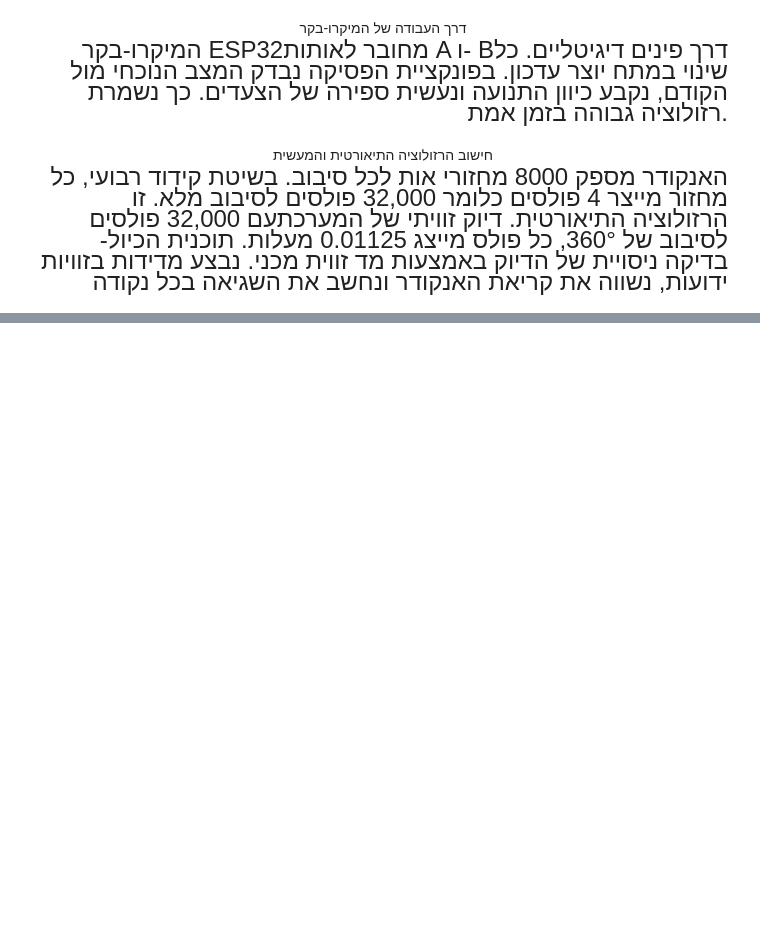
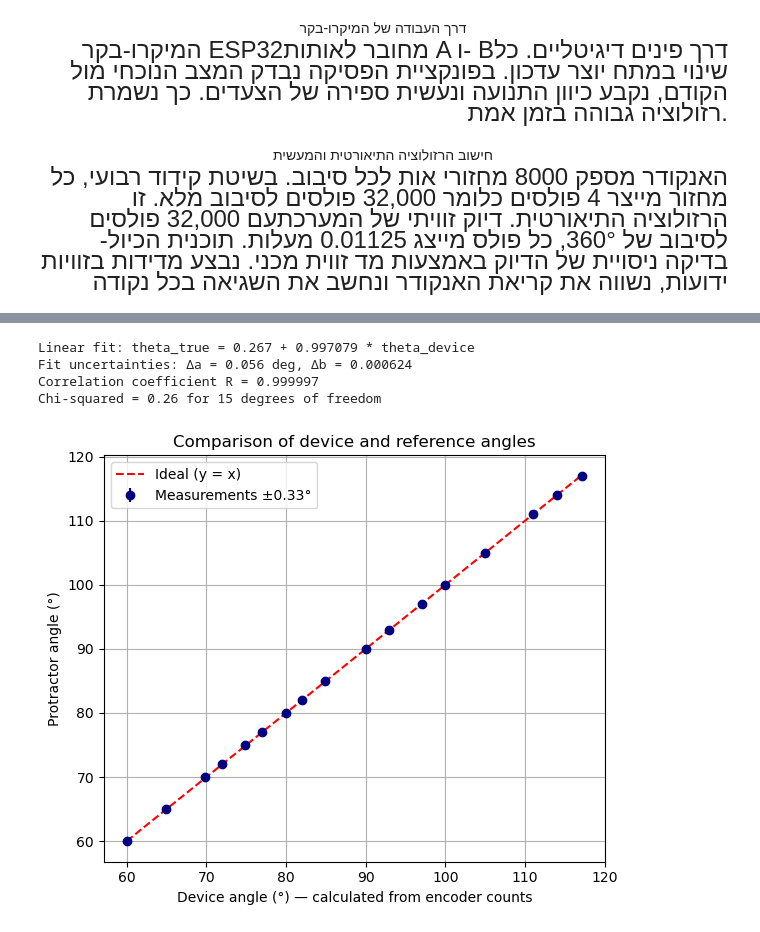
Before and after one commit to tphlabs/ESP32-USDigital-Display, a Jupyter notebook: USDigital EM2 (1).ipynb, the cells around one changed output, grey strips where cells are left out. Cells and saved outputs as stored; diff of their text form; code cells hidden in the pictures; blank space fills up the shorter version.

```diff
--- a/USDigital EM2 (1).ipynb
+++ b/USDigital EM2 (1).ipynb
@@ -112,0 +147,68 @@
+# %%
+import numpy as np
+import matplotlib.pyplot as plt
+
+
+data = [
+# theta_true   counts
+    [90,           0],
+    [85,         449],
+    [82,         710],
+    [80,         888],
+    [77,        1160],
+    [75,        1342],
+    [72,        1605],
+    [70,        1789],
+    [65,        2231],
+    [60,        2666],
+    [93,        -265],
+    [97,        -623],
+    [100,       -890],
+    [105,      -1335],
+    [111,      -1869],
+    [114,      -2140],
+    [117,      -2413]
+]
+
+
+theta_true = np.array([row[0] for row in data], dtype=float)
+counts = np.array([row[1] for row in data], dtype=float)
+
+theta0 = 90.0
+deg_per_count = 360.0 / 32000.0
+theta_device = theta0 - counts * deg_per_count
+
+# Линейная регрессия (theta_true = a + b * theta_device)
+from scipy.stats import linregress
+fit = linregress(theta_device, theta_true)
+a, b = fit.intercept, fit.slope
+da, db = fit.intercept_stderr, fit.stderr
+
+print(f"Linear fit: theta_true = {a:.3f} + {b:.6f} * theta_device")
+print(f"Fit uncertainties: Δa = {da:.3f} deg, Δb = {db:.6f}")
+print(f"Correlation coefficient R = {fit.rvalue:.6f}")
+# Вычисление хи квадрат
+sigma = 0.33
+residuals = theta_true - (a + b * theta_device)
+chi2 = np.sum((residuals / sigma)**2)
+dof = len(theta_true) - 2  # степеней свободы (точек N=17 минус 2 параметра fit)
+print(f"Chi-squared = {chi2:.2f} for {dof} degrees of freedom")
+# %% [output]
+Linear fit: theta_true = 0.267 + 0.997079 * theta_device
+Fit uncertainties: Δa = 0.056 deg, Δb = 0.000624
+Correlation coefficient R = 0.999997
+Chi-squared = 0.26 for 15 degrees of freedom
+# %%
+plt.figure(figsize=(6,5))
+plt.errorbar(theta_device, theta_true, yerr=0.33, fmt='o', color='navy', label='Measurements ±0.33°')
+theta_min, theta_max = theta_true.min(), theta_true.max()
+plt.plot([theta_min, theta_max], [theta_min, theta_max], 'r--', label='Ideal (y = x)')
+plt.xlabel("Device angle (°) — calculated from encoder counts")
+plt.ylabel("Protractor angle (°)")
+plt.title("Comparison of device and reference angles")
+plt.legend(loc="upper left")
+plt.grid(True)
+plt.tight_layout()
+plt.show()
+# %% [output]
+[figure, added]
```
Also changed, not shown: parts of 5 cells of this notebook.
